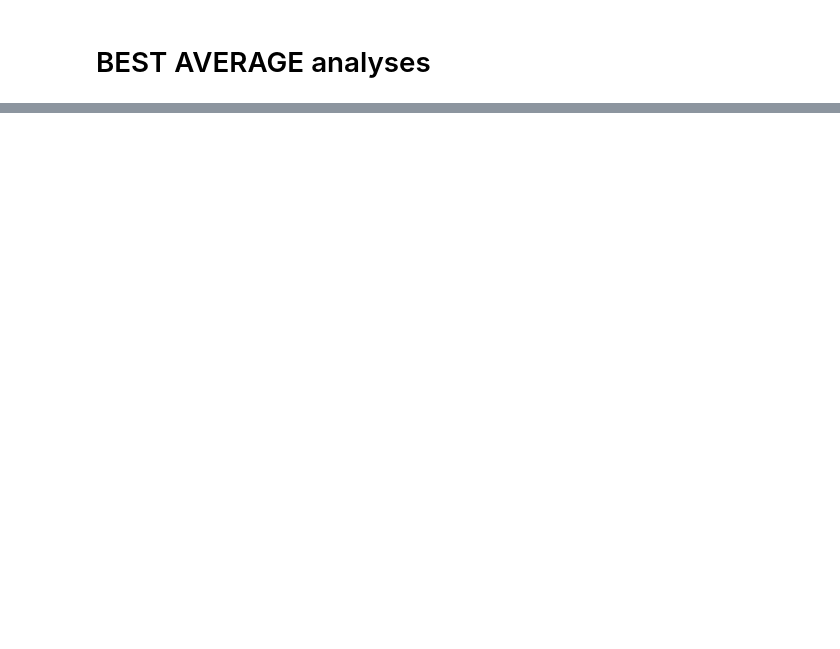
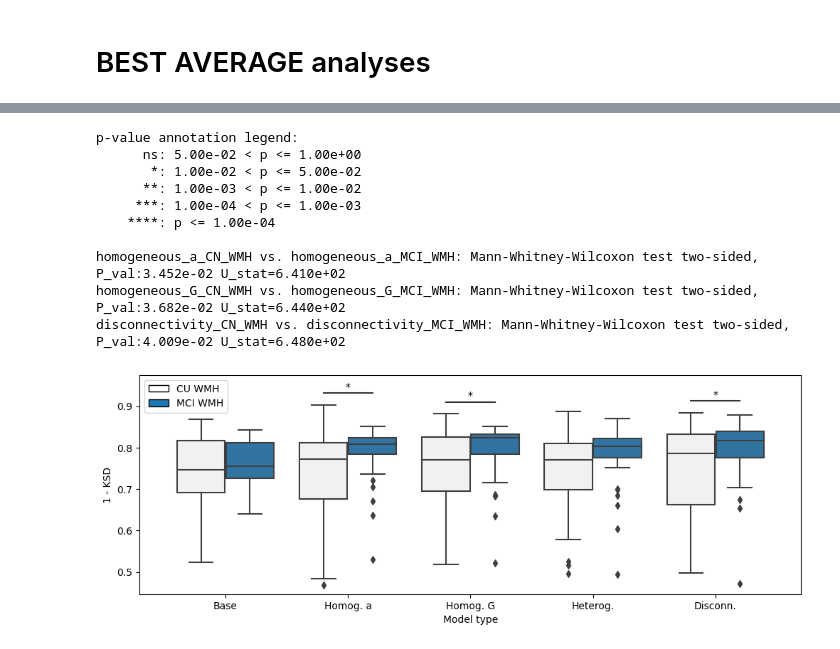
Before and after one commit to dani2442/TMS_in_AD, a Jupyter notebook: 03_modeling_neurolib/petTOAD_final_analysis_log.ipynb, the cells around one changed output, grey strips where cells are left out. Drawn from its saved outputs; the diff is of its cells as text; code cells hidden in the pictures; blank space fills up the shorter version.

```diff
--- a/03_modeling_neurolib/petTOAD_final_analysis_log.ipynb
+++ b/03_modeling_neurolib/petTOAD_final_analysis_log.ipynb
@@ -40,14 +30,18 @@ petTOAD Setup done!
 ## Directories
 # %%
 SIM_DIR = RES_DIR / "final_simulations_log_2023-11-23"
+SIM_GROUP_DIR = RES_DIR / "final_simulations"
 A_DIR = SIM_DIR / "a-weight_ws_-0.1-0.0_bs_-0.05-0.0"
 A_RAND_DIR = SIM_DIR / "a-weight_ws_-0.1-0.0_bs_-0.05-0.0_random"
 G_DIR = SIM_DIR / "G-weight_ws_-1.0-0.0_bs_-0.5-0.0"
 G_RAND_DIR = SIM_DIR / "G-weight_ws_-1.0-0.0_bs_-0.5-0.0_random"
-SC_DIR = SIM_DIR / "sc_disconn"
-SC_RAND_DIR = SIM_DIR / "sc_disconn_random"
+SC_DIR = SIM_DIR / "sc_disconn_old"
+SC_RAND_DIR = SIM_DIR / "sc_disconn_random_old"
 HET_DIR = SIM_DIR / "heterogeneous_ws_-0.1-0.0_bs_-0.05-0.0"
 HET_RAND_DIR = SIM_DIR / "heterogeneous_ws_-0.1-0.0_bs_-0.05-0.0_random"
 FIG_DIR = RES_DIR / "Figures"
-if not Path.exists(FIG_DIR):
-    Path.mkdir(FIG_DIR)
+TBL_DIR = RES_DIR / "Tables"
+
+for dir in [TBL_DIR, FIG_DIR]:
+    if not Path.exists(dir):
+        Path.mkdir(dir)
@@ -1737,0 +902,15 @@ See the caveats in the documentation: https://pandas.pydata.org/pandas-docs/stab
+# %%
+fig, ax = plt.subplots(nrows=1, ncols=1, figsize=(12, 4))
+plot_cn_mci_comparison("phfcd_ks", df_boxplot_compare_all, ax)
+# %% [output]
+p-value annotation legend:
+      ns: 5.00e-02 < p <= 1.00e+00
+       *: 1.00e-02 < p <= 5.00e-02
+      **: 1.00e-03 < p <= 1.00e-02
+     ***: 1.00e-04 < p <= 1.00e-03
+    ****: p <= 1.00e-04
+
+homogeneous_a_CN_WMH vs. homogeneous_a_MCI_WMH: Mann-Whitney-Wilcoxon test two-sided, P_val:3.452e-02 U_stat=6.410e+02
+homogeneous_G_CN_WMH vs. homogeneous_G_MCI_WMH: Mann-Whitney-Wilcoxon test two-sided, P_val:3.682e-02 U_stat=6.440e+02
+disconnectivity_CN_WMH vs. disconnectivity_MCI_WMH: Mann-Whitney-Wilcoxon test two-sided, P_val:4.009e-02 U_stat=6.480e+02
+[figure, added]
```
Also changed, not shown: parts of 62 cells of this notebook, 16 other files.
